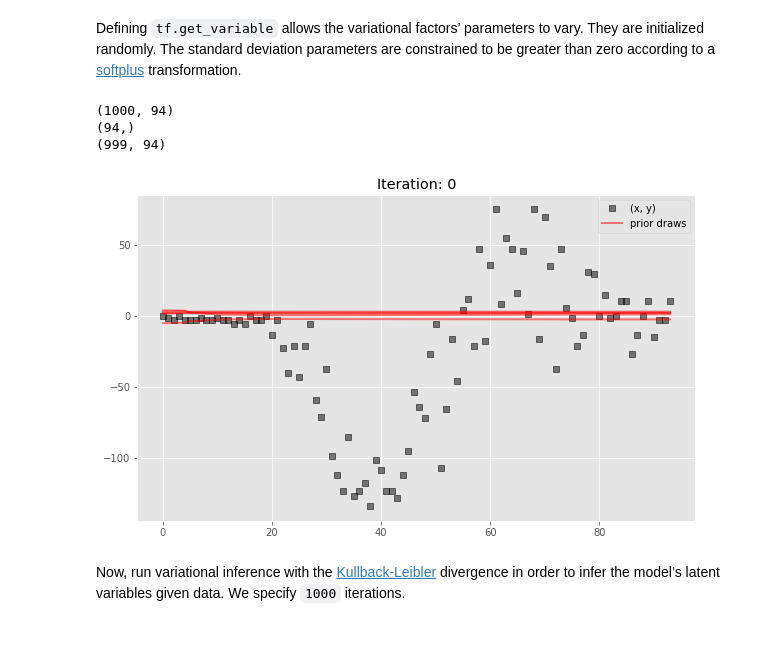
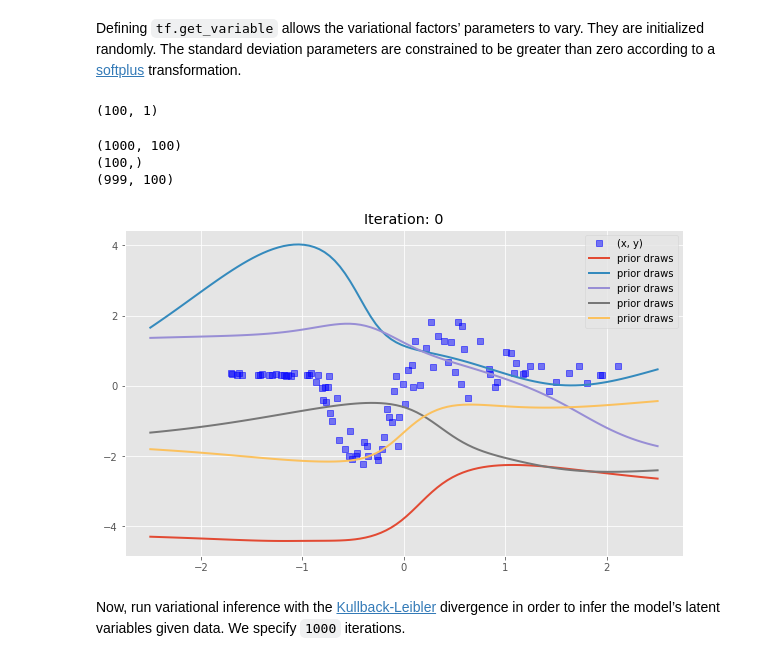
Before and after one commit to sharmila-k/BNN, a Jupyter notebook: 1_edward/2eg_BNN_KLqp_fulldata.ipynb, the cells around one changed output. Drawn from its saved outputs; the diff is of its cells as text; code cells hidden in the pictures.

```diff
--- a/1_edward/2eg_BNN_KLqp_fulldata.ipynb
+++ b/1_edward/2eg_BNN_KLqp_fulldata.ipynb
@@ -25,15 +25,21 @@ from edward.models import Normal
 
 plt.style.use('ggplot')
 # %%
-# Getting needed data
+# Loading dataset
 
 data = np.loadtxt('motor.dat')
 
 X_data = data[:, 0][:, None]
-y_data = data[:, 1]
-
-print (np.shape(X_data),np.shape(y_data))
+y_data = data[:, 1][:, None]
 
 X_data = np.float32(X_data)
 y_data = np.float32(y_data)
+
+print ('Loading',np.shape(X_data),np.shape(y_data))
+
+fig = plt.figure(figsize=(10, 6))
+ax = fig.add_subplot(111)
+ax.scatter(X_data,y_data)
+ax.legend()
+plt.show()
 # %% [output]
@@ -59,5 +111,5 @@ print (np.shape(X_test), np.shape(y_test))
 # %%
 D = np.shape(X_train)[1]  # number of features or number of input neurons
-H = 25
+H = 10
 print (D,H)
 # %% [output]
@@ -105,6 +157,12 @@ qb_2 = Normal(loc=tf.get_variable("qb_2/loc", [1]),
               scale=tf.nn.softplus(tf.get_variable("qb_2/scale", [1])))
 # %% [markdown]
 Defining `tf.get_variable` allows the variational factors’ parameters to vary. They are initialized randomly. The standard deviation parameters are constrained to be greater than zero according to a [softplus](https://en.wikipedia.org/wiki/Rectifier_(neural_networks)) transformation.
+# %%
+X_new = np.linspace(-2.5,2.5,100)[:,None]
+X_new = np.float32(X_new)
+print (X_new.shape)
+# %% [output]
+(100, 1)
 # %%
 # Sample functions from variational model to visualize fits.
 qW_0_s = qW_0.sample(1000)
@@ -114,33 +172,33 @@ qb_0_s = qb_0.sample(1000)
 qb_1_s = qb_1.sample(1000)
 qb_2_s = qb_2.sample(1000)
 preds = tf.stack(
-    [neural_network(X_data, qW_0_s[i], qW_1_s[i], qW_2_s[i],
+    [neural_network(X_new, qW_0_s[i], qW_1_s[i], qW_2_s[i],
                     qb_0_s[i], qb_1_s[i], qb_2_s[i])
      for i in range(1000)])
 # %%
 # FIRST VISUALIZATION (prior) #before optimization
 
 sess = ed.get_session()
 tf.global_variables_initializer().run()
 outputs = preds.eval()
 
 print(np.shape(outputs))
 print(np.shape(outputs[0]))
 print(np.shape(outputs[1:]))
 
 fig = plt.figure(figsize=(10, 6))
 ax = fig.add_subplot(111)
 ax.set_title("Iteration: 0")
-ax.plot( y_data, 'ks', alpha=0.5, label='(x, y)') # full data (train+test)
-ax.plot(outputs[0].T, 'r', lw=2, alpha=0.5, label='prior draws')
-ax.plot(outputs[1:5].T, 'r', lw=2, alpha=0.5)
+ax.plot(X_data, y_data, 'bs', alpha=0.5, label='(x, y)') # full data (train+test)
+ax.plot(X_new, outputs[0].T, lw=2, label='prior draws')
+ax.plot(X_new, outputs[1:5].T, lw=2, label='prior draws')
 ax.legend()
 plt.show()
 # %% [output]
-(1000, 94)
-(94,)
-(999, 94)
+(1000, 100)
+(100,)
+(999, 100)
-[figure, old version]
+[figure, new version]
 # %% [markdown]
 Now, run variational inference with the [Kullback-Leibler](https://en.wikipedia.org/wiki/Kullback–Leibler_divergence) divergence in order to infer the model’s latent variables given data. We specify `1000` iterations.
 # %%
```
Also changed, not shown: parts of 16 cells of this notebook.
